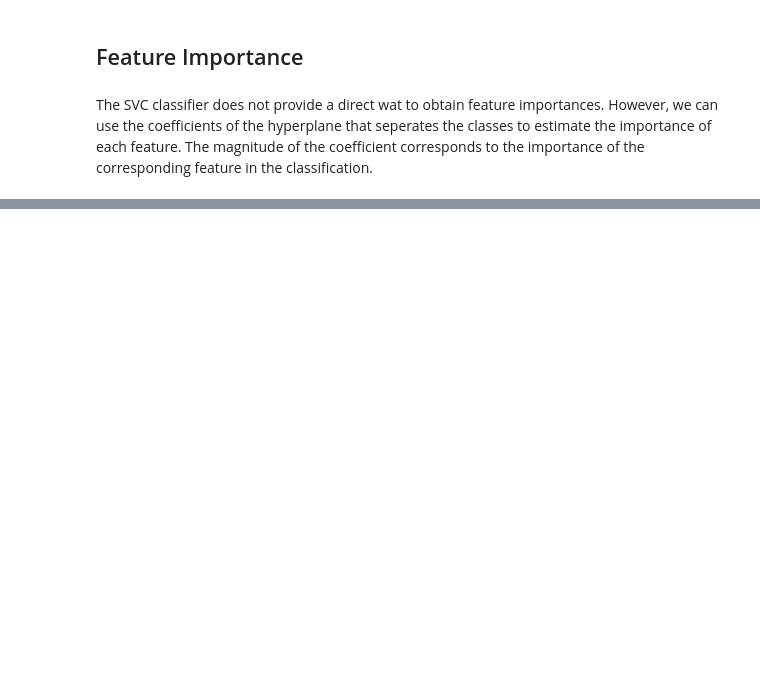
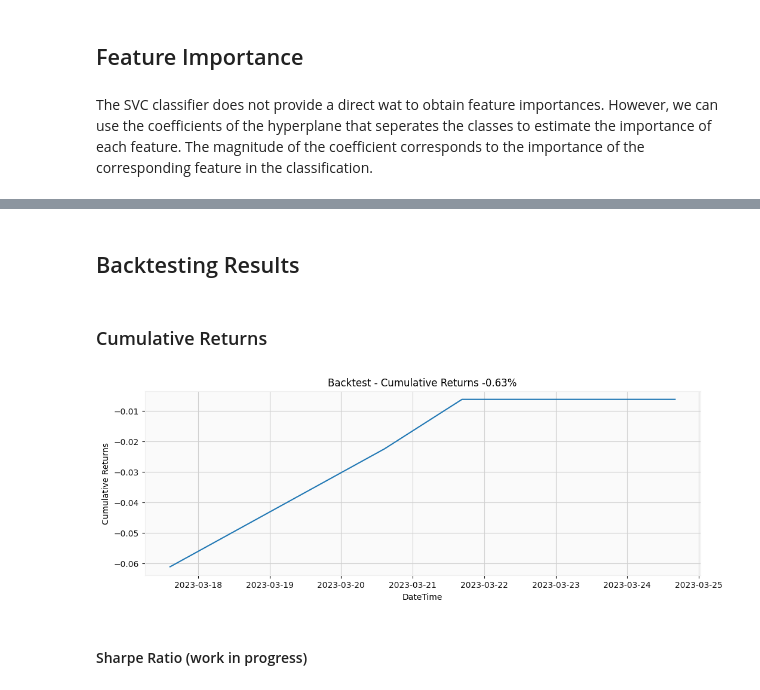
Before and after one commit to waikho/MADS_Capstone, a Jupyter notebook: modeling.ipynb, the cells around one changed output, grey strips where cells are left out. Saved outputs shown, nothing was run; the diff lists cells and outputs as text; code cells hidden in the pictures; blank space fills up the shorter version.

```diff
--- a/modeling.ipynb
+++ b/modeling.ipynb
@@ -581,12 +456,0 @@ plt.show()
-# %%
-y_pred = top_model.predict(X_test)
-print(classification_report(y_test, y_pred))
-print(f1_score(y_test, y_pred))
-
-ConfusionMatrixDisplay.from_estimator(top_model, X_test, y_test)
-plt.show()
-
-RocCurveDisplay.from_estimator(top_model, X_test, y_test)
-plt.plot([0, 1], [0, 1], 'k--')
-plt.title('ROC curve')
-plt.show()
@@ -631,0 +457,36 @@ plt.show()
+# %% [markdown]
+## Backtesting Results
+# %%
+# prep the dataframe
+results_df = pd.DataFrame({'y_test': y_test, 'y_pred': y_pred}, index=X_test.index)
+X_test_with_results = pd.concat([X_test, results_df], axis=1)
+merged_df = pd.merge(X_test_with_results, clean_labels, left_index=True, right_index=True)
+# %%
+# trade returns of predicted trades
+transaction_cost = 0.01
+slippage = 0.005
+
+merged_df['y_pred_trade_ret'] = 0
+merged_df.loc[merged_df['y_pred'] == 1, 'y_pred_trade_ret'] = merged_df.loc[merged_df['y_pred'] == 1, 'ret'] - (transaction_cost + slippage)
+merged_df_sorted = merged_df.sort_values('t1')
+# %%
+# cumulative returns
+merged_df_sorted['cumulative_returns'] = (merged_df_sorted['y_pred_trade_ret'] + 1).cumprod() - 1
+cum_rtn_plot = merged_df_sorted.groupby('t1')['cumulative_returns', 'y_pred_trade_ret'].last()
+cum_rtn_plot = pd.DataFrame(cum_rtn_plot)
+# %% [markdown]
+### Cumulative Returns
+# %%
+# Visualize the results
+plt.figure(figsize=(12, 4))
+plt.plot(cum_rtn_plot.index, cum_rtn_plot.cumulative_returns)
+
+plt.xlabel('DateTime')
+plt.ylabel('Cumulative Returns')
+plt.hlines(y=0, xmin=None, xmax=None, colors='r', linestyles='--')
+plt.title('Backtest - Cumulative Returns {}'.format(str(round(cum_rtn_plot.iloc[-1].cumulative_returns*100,2))+'%'))
+plt.show()
+# %% [output]
+[figure, added]
+# %% [markdown]
+#### Sharpe Ratio (work in progress)
```
Also changed, not shown: parts of 91 cells of this notebook, 12 other files.
